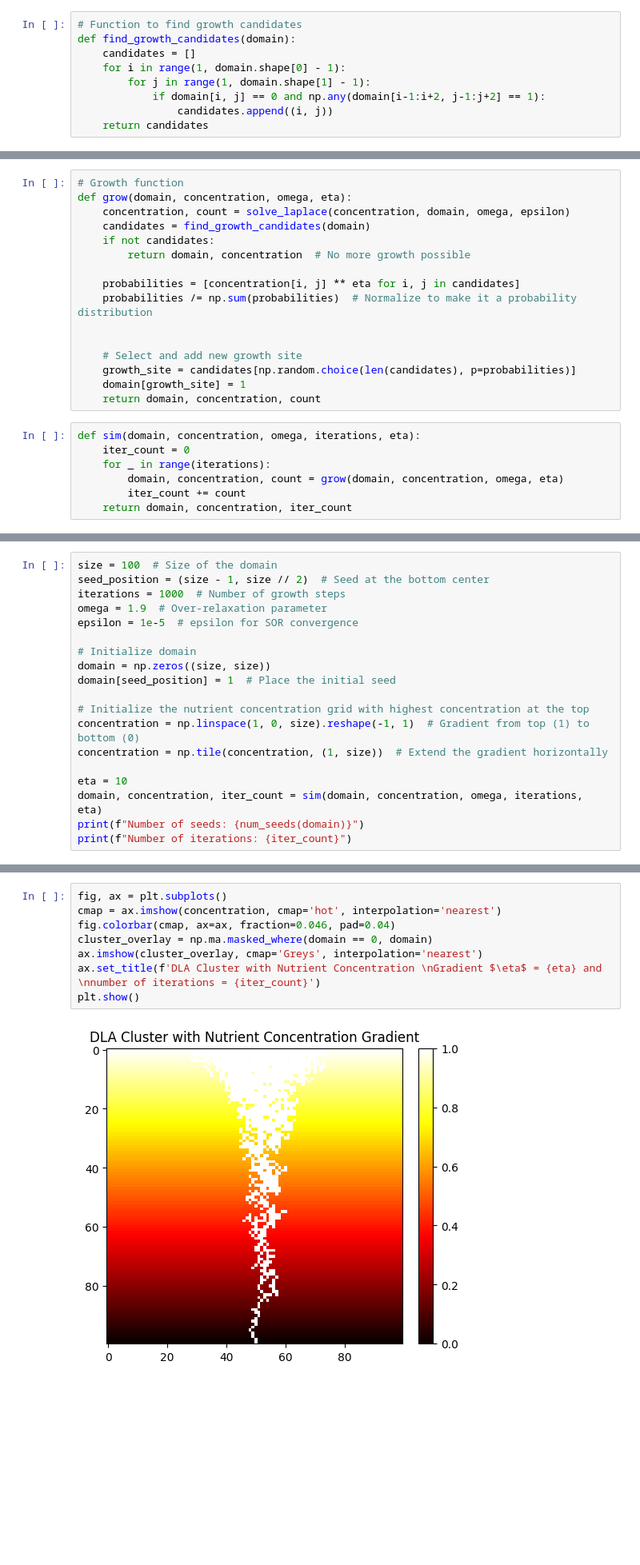
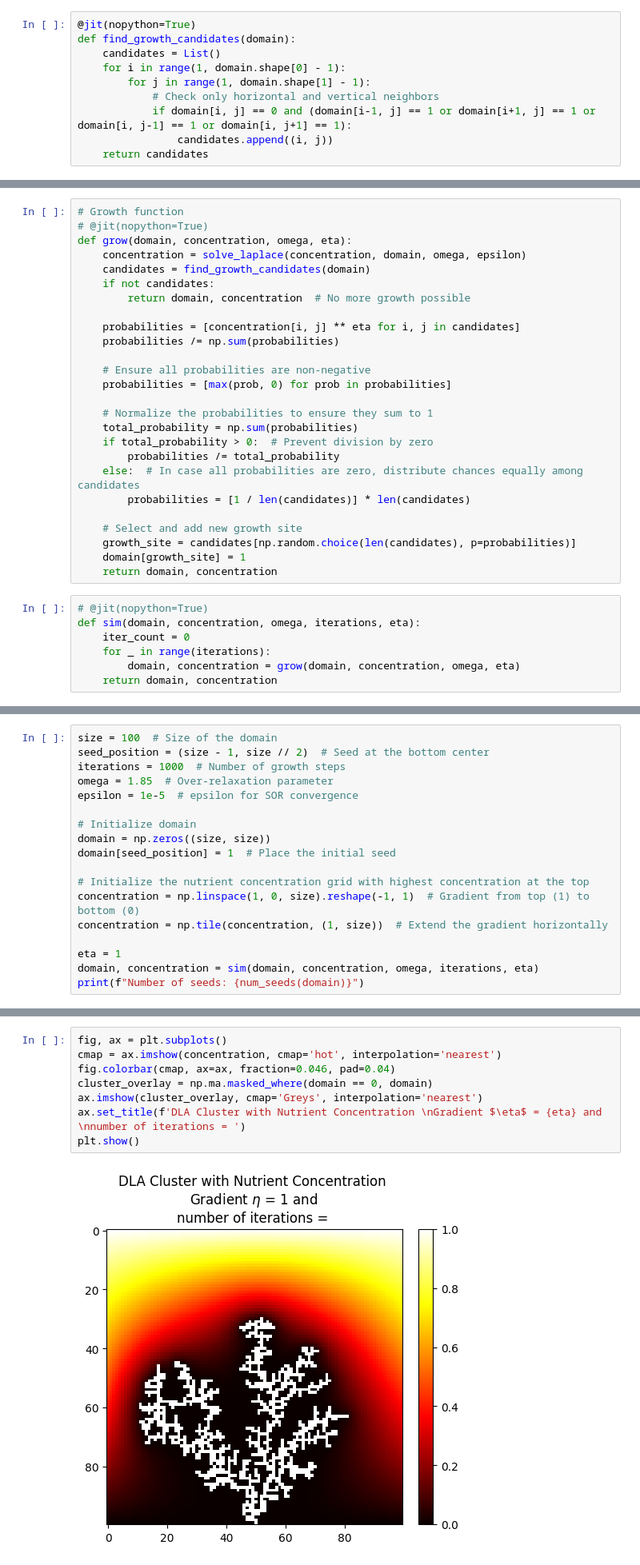
Before and after one commit to koenweverink/ScientificComputing, a Jupyter notebook: Set2.ipynb, the cells around one changed output, grey strips where cells are left out. Shown at 80% size. Cells and saved outputs as stored; diff of their text form; blank space fills up the shorter version.

```diff
--- a/Set2.ipynb
+++ b/Set2.ipynb
@@ -19,11 +22,12 @@ concentration = np.linspace(1, 0, size).reshape(-1, 1)  # Gradient from top (1)
 concentration = np.tile(concentration, (1, size))  # Extend the gradient horizontally
 # %%
-# Function to find growth candidates
+@jit(nopython=True)
 def find_growth_candidates(domain):
-    candidates = []
+    candidates = List()
     for i in range(1, domain.shape[0] - 1):
         for j in range(1, domain.shape[1] - 1):
-            if domain[i, j] == 0 and np.any(domain[i-1:i+2, j-1:j+2] == 1):
+            # Check only horizontal and vertical neighbors
+            if domain[i, j] == 0 and (domain[i-1, j] == 1 or domain[i+1, j] == 1 or domain[i, j-1] == 1 or domain[i, j+1] == 1):
                 candidates.append((i, j))
     return candidates
 # %%
@@ -45,24 +58,34 @@ def solve_laplace(concentration, domain, omega, epsilon):
 # %%
 # Growth function
+# @jit(nopython=True)
 def grow(domain, concentration, omega, eta):
-    concentration, count = solve_laplace(concentration, domain, omega, epsilon)
+    concentration = solve_laplace(concentration, domain, omega, epsilon)
     candidates = find_growth_candidates(domain)
     if not candidates:
         return domain, concentration  # No more growth possible
 
     probabilities = [concentration[i, j] ** eta for i, j in candidates]
-    probabilities /= np.sum(probabilities)  # Normalize to make it a probability distribution
+    probabilities /= np.sum(probabilities)
 
+    # Ensure all probabilities are non-negative
+    probabilities = [max(prob, 0) for prob in probabilities]
+
+    # Normalize the probabilities to ensure they sum to 1
+    total_probability = np.sum(probabilities)
+    if total_probability > 0:  # Prevent division by zero
+        probabilities /= total_probability
+    else:  # In case all probabilities are zero, distribute chances equally among candidates
+        probabilities = [1 / len(candidates)] * len(candidates)
 
     # Select and add new growth site
     growth_site = candidates[np.random.choice(len(candidates), p=probabilities)]
     domain[growth_site] = 1
-    return domain, concentration, count
+    return domain, concentration
 # %%
+# @jit(nopython=True)
 def sim(domain, concentration, omega, iterations, eta):
     iter_count = 0
     for _ in range(iterations):
-        domain, concentration, count = grow(domain, concentration, omega, eta)
-        iter_count += count
-    return domain, concentration, iter_count
+        domain, concentration = grow(domain, concentration, omega, eta)
+    return domain, concentration
 # %%
@@ -72,7 +96,7 @@ def num_seeds(domain):
 size = 100  # Size of the domain
 seed_position = (size - 1, size // 2)  # Seed at the bottom center
 iterations = 1000  # Number of growth steps
-omega = 1.9  # Over-relaxation parameter
+omega = 1.85  # Over-relaxation parameter
 epsilon = 1e-5  # epsilon for SOR convergence
 
 # Initialize domain
@@ -83,8 +107,7 @@ domain[seed_position] = 1  # Place the initial seed
 concentration = np.linspace(1, 0, size).reshape(-1, 1)  # Gradient from top (1) to bottom (0)
 concentration = np.tile(concentration, (1, size))  # Extend the gradient horizontally
 
-eta = 10
-domain, concentration, iter_count = sim(domain, concentration, omega, iterations, eta)
+eta = 1
+domain, concentration = sim(domain, concentration, omega, iterations, eta)
 print(f"Number of seeds: {num_seeds(domain)}")
-print(f"Number of iterations: {iter_count}")
 # %% [output]
@@ -92,13 +115,13 @@ KeyboardInterrupt:
 # %%
 fig, ax = plt.subplots()
 cmap = ax.imshow(concentration, cmap='hot', interpolation='nearest')
 fig.colorbar(cmap, ax=ax, fraction=0.046, pad=0.04)
 cluster_overlay = np.ma.masked_where(domain == 0, domain)
 ax.imshow(cluster_overlay, cmap='Greys', interpolation='nearest')
-ax.set_title(f'DLA Cluster with Nutrient Concentration \nGradient $\eta$ = {eta} and \nnumber of iterations = {iter_count}')
+ax.set_title(f'DLA Cluster with Nutrient Concentration \nGradient $\eta$ = {eta} and \nnumber of iterations = ')
 plt.show()
 # %% [output]
-[figure, old version]
+[figure, new version]
 # %%
 eta_list = [ 0.01, 0.1, 1, 10, 100]
 
```
Also changed, not shown: parts of 5 cells of this notebook, 1 other file.
